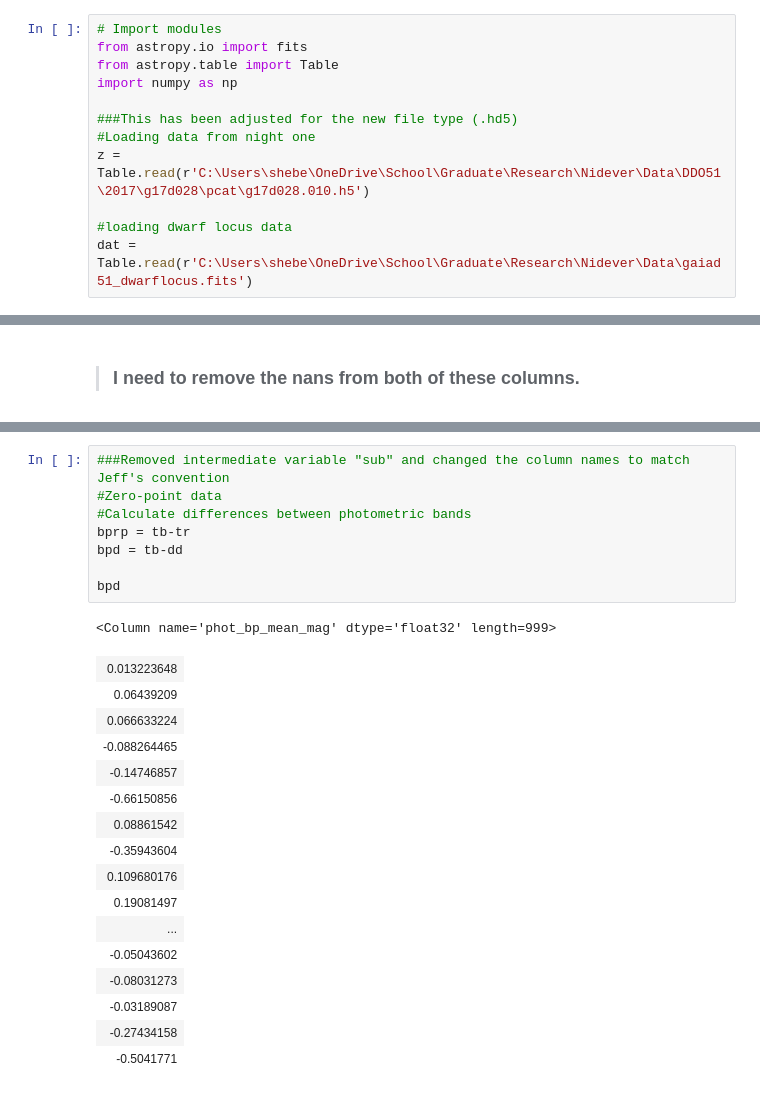
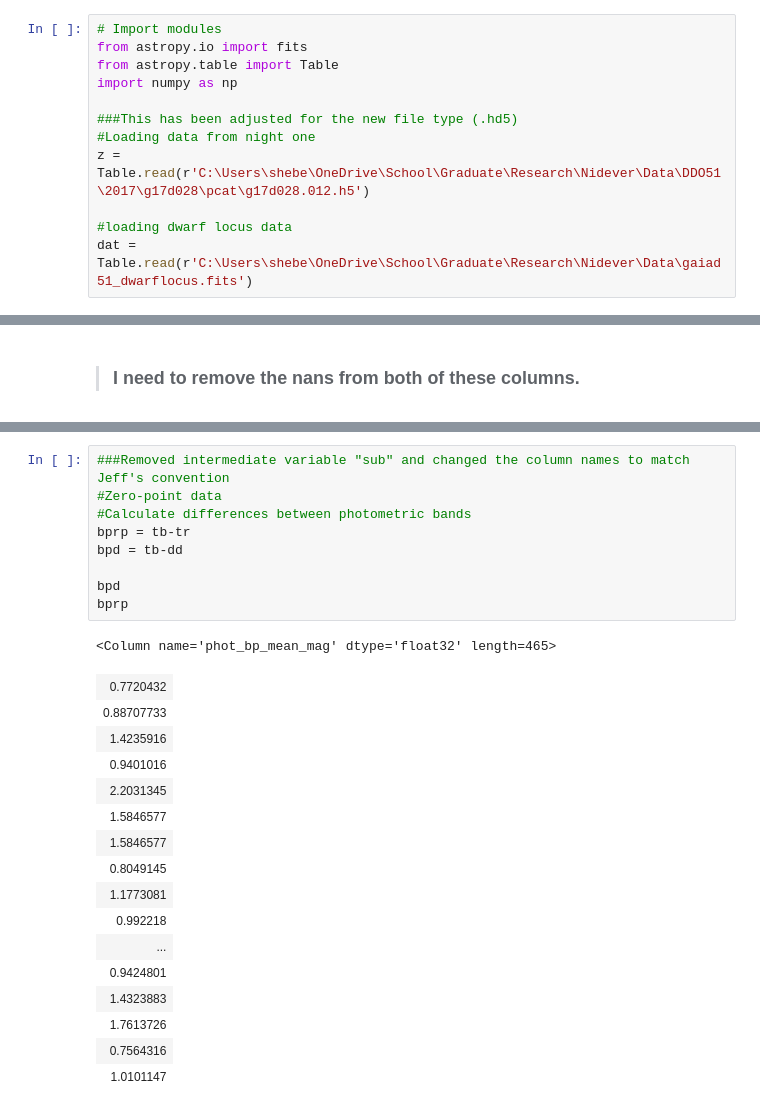
Before and after one commit to shebenst/DDO51-Metallicities, a Jupyter notebook: January 2019.ipynb, the cells around one changed output, grey strips where cells are left out. Cells and saved outputs as stored; diff of their text form.

```diff
--- a/January 2019.ipynb
+++ b/January 2019.ipynb
@@ -392,7 +393,7 @@ import numpy as np
 
 ###This has been adjusted for the new file type (.hd5)
 #Loading data from night one
-z = Table.read(r'C:\Users\shebe\OneDrive\School\Graduate\Research\Nidever\Data\DDO51\2017\g17d028\pcat\g17d028.010.h5')
+z = Table.read(r'C:\Users\shebe\OneDrive\School\Graduate\Research\Nidever\Data\DDO51\2017\g17d028\pcat\g17d028.012.h5')
 
 #loading dwarf locus data
 dat = Table.read(r'C:\Users\shebe\OneDrive\School\Graduate\Research\Nidever\Data\gaiad51_dwarflocus.fits')
@@ -443,26 +444,27 @@ len(dd)
 # %%
 ###Removed intermediate variable "sub" and changed the column names to match Jeff's convention
 #Zero-point data
 #Calculate differences between photometric bands
 bprp = tb-tr
 bpd = tb-dd
 
 bpd
+bprp
 # %% [output]
-<Column name='phot_bp_mean_mag' dtype='float32' length=999>
+<Column name='phot_bp_mean_mag' dtype='float32' length=465>
-| 0.013223648 |
-| 0.06439209 |
-| 0.066633224 |
-| -0.088264465 |
-| -0.14746857 |
-| -0.66150856 |
-| 0.08861542 |
-| -0.35943604 |
-| 0.109680176 |
-| 0.19081497 |
+| 0.7720432 |
+| 0.88707733 |
+| 1.4235916 |
+| 0.9401016 |
+| 2.2031345 |
+| 1.5846577 |
+| 1.5846577 |
+| 0.8049145 |
+| 1.1773081 |
+| 0.992218 |
 | ... |
-| -0.05043602 |
-| -0.08031273 |
-| -0.03189087 |
-| -0.27434158 |
-| -0.5041771 |
+| 0.9424801 |
+| 1.4323883 |
+| 1.7613726 |
+| 0.7564316 |
+| 1.0101147 |
```
Also changed, not shown: parts of 24 cells of this notebook.
